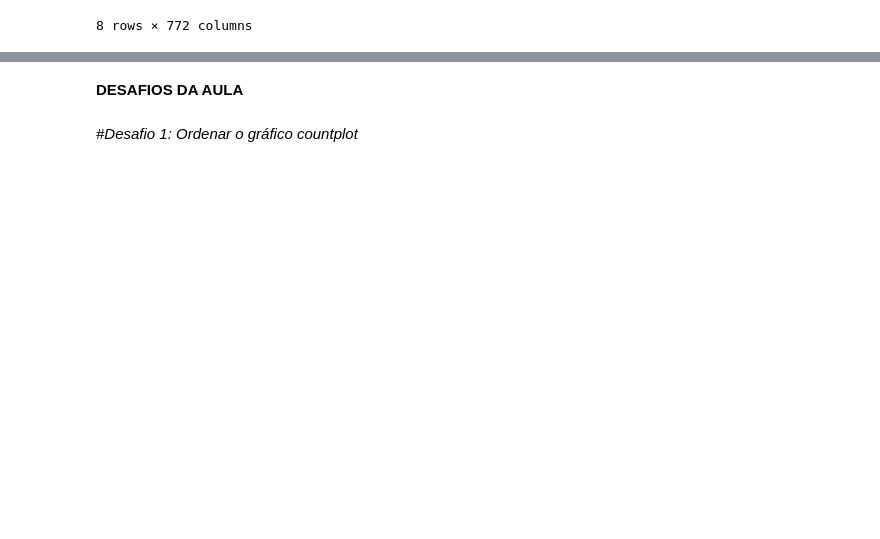
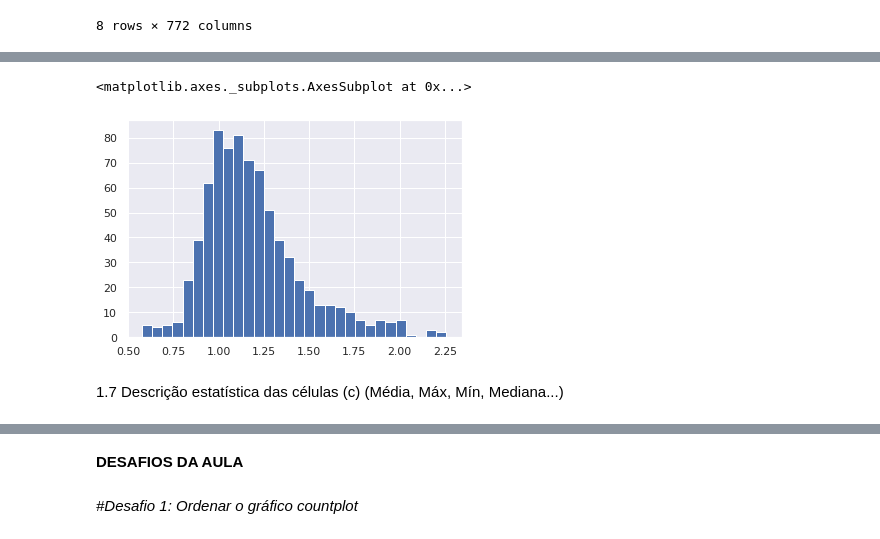
Before and after one commit to m-eicardi/Imersao_DataScience_Alura, a Jupyter notebook: imersao_dados.ipynb, the cells around one changed output, grey strips where cells are left out. Cells and saved outputs as stored; diff of their text form; code cells hidden in the pictures; blank space fills up the shorter version.

```diff
--- a/imersao_dados.ipynb
+++ b/imersao_dados.ipynb
@@ -491,0 +498,8 @@ dados.loc[:,'g-0':'g-771'].describe()
+# %%
+#plot - desvio padrão
+dados.loc[:,'g-0':'g-771'].describe().T['std'].hist(bins=30)
+# %% [output]
+<matplotlib.axes._subplots.AxesSubplot at 0x...>
+[figure, added]
+# %% [markdown]
+1.7 Descrição estatística das células (c) (Média, Máx, Mín, Mediana...)
```
Also changed, not shown: parts of 60 cells of this notebook.
